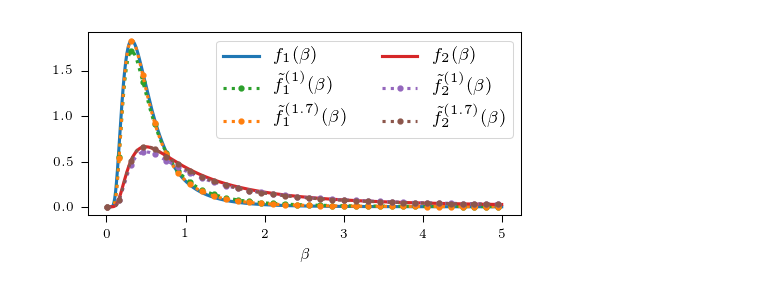
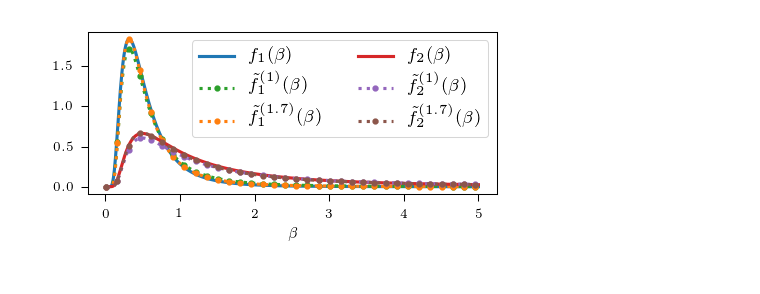
Before and after one commit to trouleau/var-wold, a Jupyter notebook: notebook/Approximations.ipynb, the cells around one changed output. Saved outputs shown, nothing was run; the diff lists cells and outputs as text; code cells hidden in the pictures.

```diff
--- a/notebook/Approximations.ipynb
+++ b/notebook/Approximations.ipynb
@@ -18,30 +18,30 @@ g = x ** (-3-1) * (x+.3)**(-.3) * (x+1.1)**(-1.8) * (x+2)**(-.1) * \
 g1 = x**(-3.011-1) * np.exp(-1.281 / x) / 0.958558
 g2 = x**(-2.713-1)* np.exp(-1.1863/ x) / 0.981896
 # %%
-plt.figure(figsize=(3.25, 1.65))
+plt.figure(figsize=(3.25, 2.167))
 
 lw1 = 1.5
 lw2 = 1.5
 ms = 2.0
 
 
 plt.plot(x, g,  c='C0', ls='-', lw=lw1, label=r'$f_1(\beta)$')
 plt.plot(x, g2, c='C2', ls=':', lw=lw2, label=r'$\tilde{f}_1^{(1)}(\beta)$',
          marker='o', markevery=30, markersize=ms)
 plt.plot(x, g1, c='C1', ls=':', lw=lw2, label=r'$\tilde{f}_1^{(1.7)}(\beta)$',
          marker='o', markevery=30, markersize=ms)
 
 plt.plot(x, f,  c='C3', ls='-', lw=lw1, label=r'$f_2(\beta)$')
 plt.plot(x, f2, c='C4', ls=':', lw=lw2, label=r'$\tilde{f}_2^{(1)}(\beta)$',
          marker='o', markevery=30, markersize=ms)
 plt.plot(x, f1, c='C5', ls=':', lw=lw2, label=r'$\tilde{f}_2^{(1.7)}(\beta)$',
          marker='o', markevery=30, markersize=ms)
 
 plt.legend(ncol=2, prop={'size': 8.5})
 
 plt.xlabel(r'$\beta$')
 
-plt.subplots_adjust(left=0.1, right=0.99, top=0.98, bottom=0.24)
+plt.subplots_adjust(left=0.15, right=0.99, top=0.85, bottom=0.35)
 plt.savefig(f'/Users/trouleau/Desktop/example_approx.pdf')
 # %% [output]
-[figure, old version]
+[figure, new version]
```
Also changed, not shown: 16 other files.
